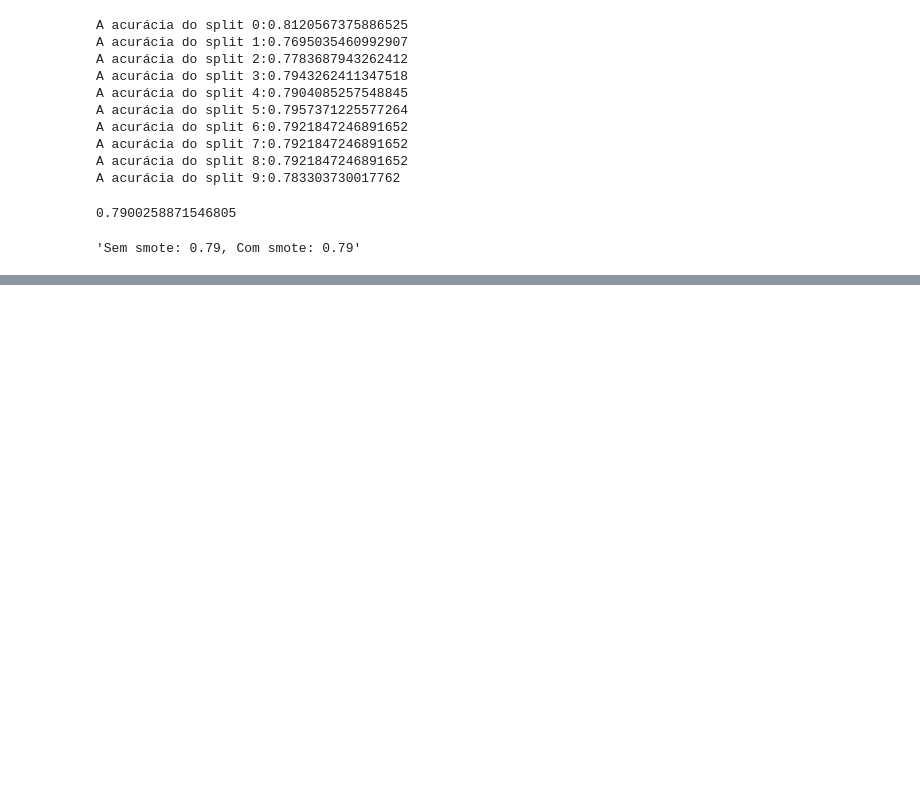
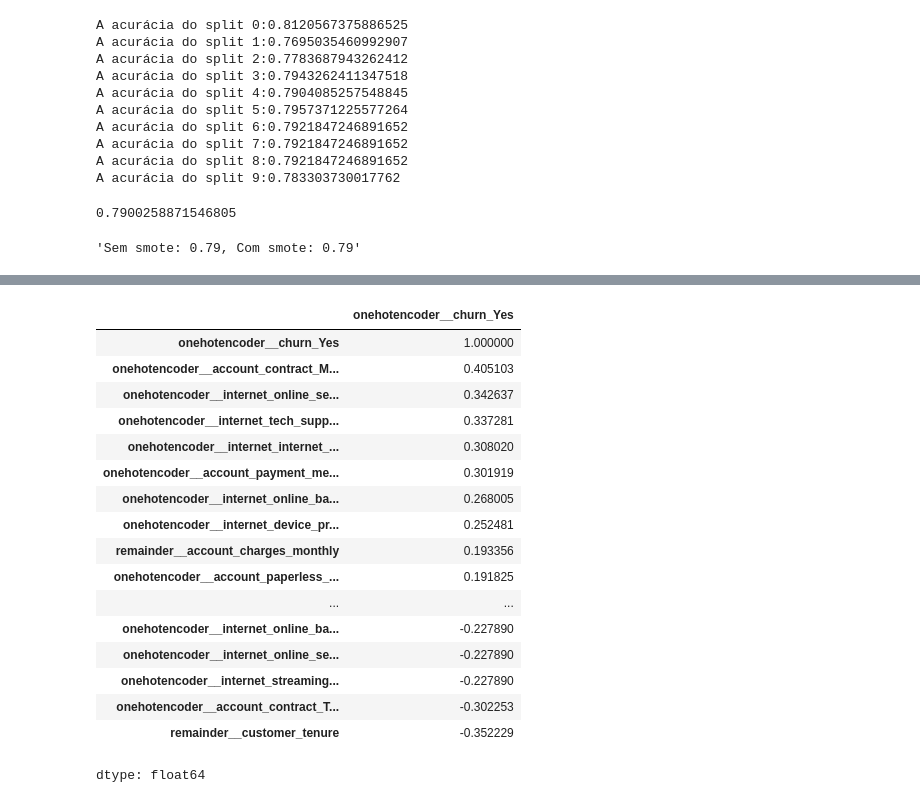
Before and after one commit to paulahruizpro-ux/telecom-x-ii, a Jupyter notebook: Telecom_X_2.ipynb, the cells around one changed output, grey strips where cells are left out. Saved outputs shown, nothing was run; the diff lists cells and outputs as text; code cells hidden in the pictures; blank space fills up the shorter version.

```diff
--- a/Telecom_X_2.ipynb
+++ b/Telecom_X_2.ipynb
@@ -376,0 +407,23 @@ X_treino_balanceado, y_treino_balanceado = sm.fit_resample(X_treino, y_treino)
+# %%
+#Quais fatores estão mais correlacionados com o churn?
+
+corr['onehotencoder__churn_Yes'].sort_values(ascending=False)
+# %% [output]
+|  | onehotencoder__churn_Yes |
+| onehotencoder__churn_Yes | 1.000000 |
+| onehotencoder__account_contract_M... | 0.405103 |
+| onehotencoder__internet_online_se... | 0.342637 |
+| onehotencoder__internet_tech_supp... | 0.337281 |
+| onehotencoder__internet_internet_... | 0.308020 |
+| onehotencoder__account_payment_me... | 0.301919 |
+| onehotencoder__internet_online_ba... | 0.268005 |
+| onehotencoder__internet_device_pr... | 0.252481 |
+| remainder__account_charges_monthly | 0.193356 |
+| onehotencoder__account_paperless_... | 0.191825 |
+| ... | ... |
+| onehotencoder__internet_online_ba... | -0.227890 |
+| onehotencoder__internet_online_se... | -0.227890 |
+| onehotencoder__internet_streaming... | -0.227890 |
+| onehotencoder__account_contract_T... | -0.302253 |
+| remainder__customer_tenure | -0.352229 |
+dtype: float64
```
Also changed, not shown: parts of 16 cells of this notebook.
